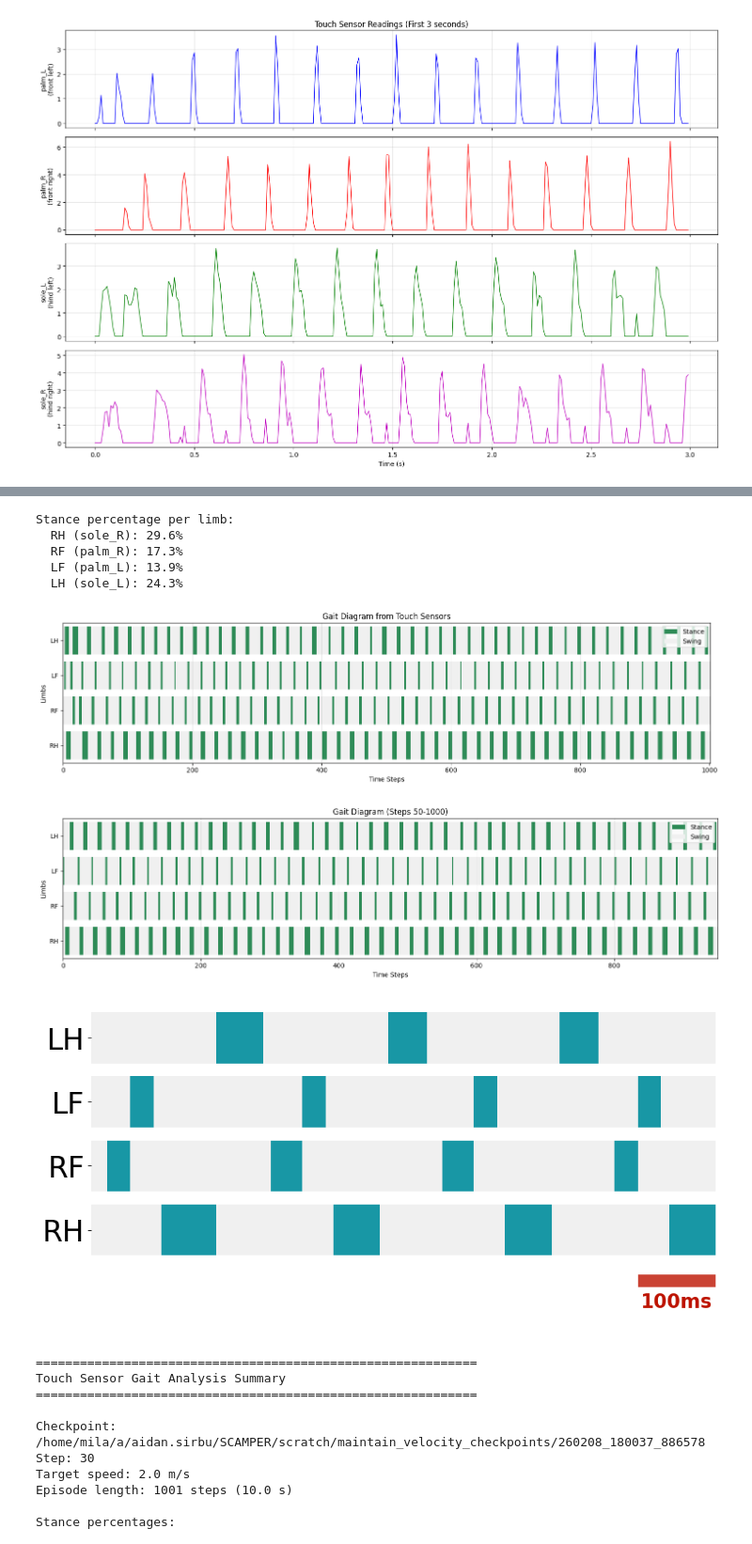
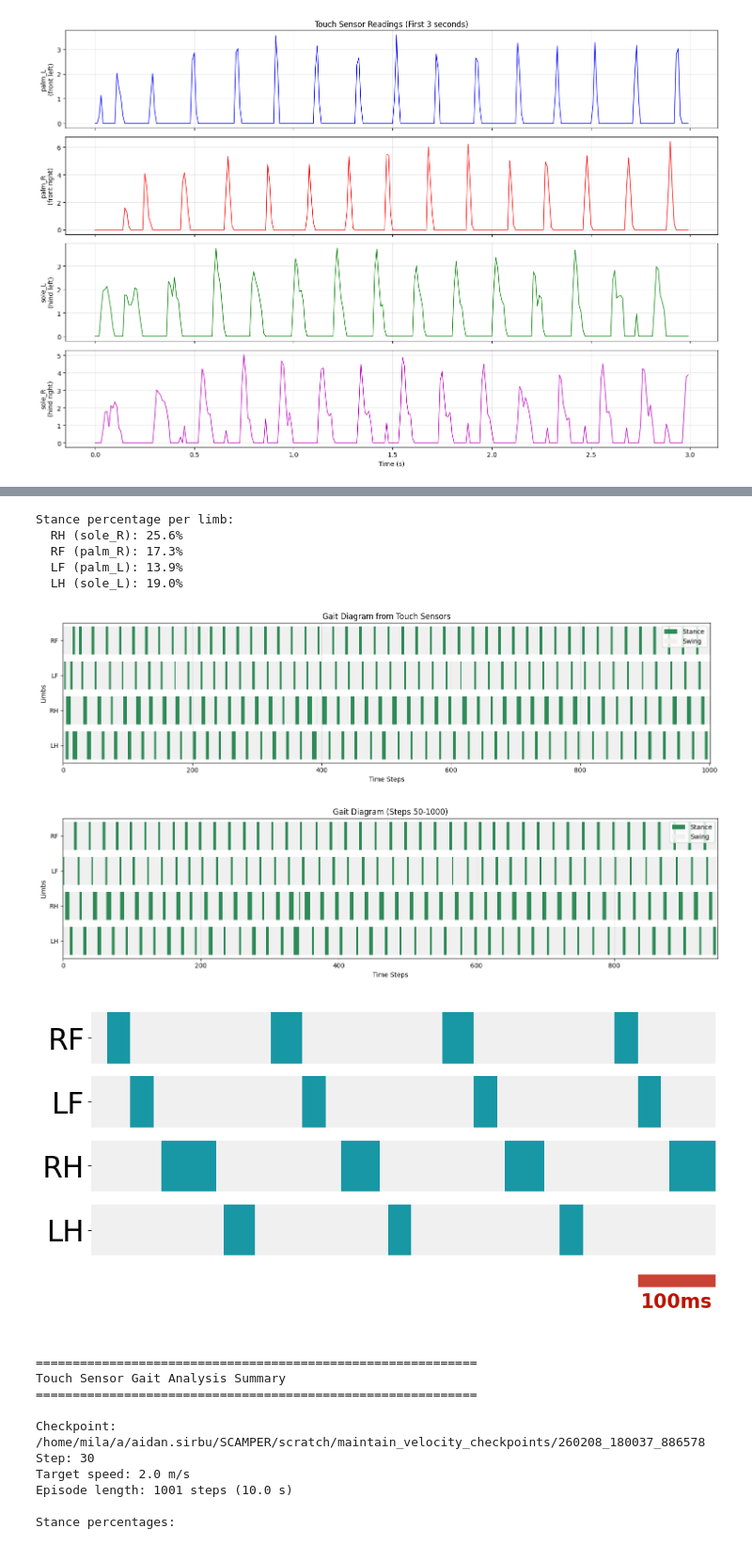
Before and after one commit to asirbu77/SCAMPER, a Jupyter notebook: notebooks/analysis/maintain_velocity_analysis_S20e-1_new.ipynb, the cells around one changed output, grey strips where cells are left out. Shown at 94% size. Saved outputs shown, nothing was run; the diff lists cells and outputs as text; code cells hidden in the pictures.

```diff
--- a/notebooks/analysis/maintain_velocity_analysis_S20e-1_new.ipynb
+++ b/notebooks/analysis/maintain_velocity_analysis_S20e-1_new.ipynb
@@ -671,10 +671,10 @@ plt.show()
 [figure]
 # %%
 # Smooth raw touch sensor data in-place before thresholding
-KERNEL_SIZE_PALM_L = 3
-KERNEL_SIZE_PALM_R = 3
-KERNEL_SIZE_SOLE_L = 3
-KERNEL_SIZE_SOLE_R = 3
+KERNEL_SIZE_PALM_L = 1
+KERNEL_SIZE_PALM_R = 1
+KERNEL_SIZE_SOLE_L = 1
+KERNEL_SIZE_SOLE_R = 1
 smooth = True
 
 palm_L_data_smooth = medfilt(palm_L_data, kernel_size=KERNEL_SIZE_PALM_L)
@@ -754,8 +754,8 @@ plt.show()
 # Binary stance detection from touch sensors (threshold-based)
 TOUCH_THRESHOLD_PALM_L = 0.01
 TOUCH_THRESHOLD_PALM_R = 0.01
-TOUCH_THRESHOLD_SOLE_L = 1.0
-TOUCH_THRESHOLD_SOLE_R = 1.0
+TOUCH_THRESHOLD_SOLE_L = 1.5
+TOUCH_THRESHOLD_SOLE_R = 1.5
 
 if smooth:
     stance_palm_L = (palm_L_data_smooth > TOUCH_THRESHOLD_PALM_L).astype(int)
@@ -808,10 +808,10 @@ for i, label in enumerate(limb_labels):
     print(f"  {label}: {stance_pct:.1f}%")
 # %% [output]
 Stance percentage per limb:
-  RH (sole_R): 29.6%
+  RH (sole_R): 25.6%
   RF (palm_R): 17.3%
   LF (palm_L): 13.9%
-  LH (sole_L): 24.3%
+  LH (sole_L): 19.0%
 # %%
 # Gait diagram plotting function
 def plot_gait_diagram(
@@ -824,7 +824,7 @@ def plot_gait_diagram(
 ):
     """Plot swing and stance phases for limbs over time."""
     if labels is None:
-        labels = ["RH", "RF", "LF", "LH"]
+        labels = ["LH", "RH", "LF", "RF"]
 
     num_limbs, num_timesteps = contact_data.shape
     fig, ax = plt.subplots(figsize=figsize)
@@ -860,29 +860,33 @@ def plot_gait_diagram(
 
 
 # Plot gait diagram from touch sensor stance detection
+# Reorder for display: RF > LF > RH > LH from top to bottom
+plot_order = [3, 0, 2, 1]
 fig, ax = plot_gait_diagram(
-    contact_barcode,
-    labels=["RH", "RF", "LF", "LH"],
+    contact_barcode[plot_order],
+    labels=["LH", "RH", "LF", "RF"],
     title=f"Gait Diagram from Touch Sensors",
 )
 # plt.savefig(OUTPUT_DIR / "gait_diagram_touch_sensors.png", dpi=300, bbox_inches="tight")
 plt.show()
 # %% [output]
-[figure, old version]
+[figure, new version]
 # %%
 # Zoomed gait diagram
 start_time = 50
 end_time = 1000
 
+# Reorder for display: RF > LF > RH > LH from top to bottom
+plot_order = [3, 0, 2, 1]
 fig, ax = plot_gait_diagram(
-    contact_barcode[:, start_time:end_time],
-    labels=["RH", "RF", "LF", "LH"],
+    contact_barcode[plot_order, start_time:end_time],
+    labels=["LH", "RH", "LF", "RF"],
     title=f"Gait Diagram (Steps {start_time}-{end_time})",
 )
 # plt.savefig(OUTPUT_DIR / "gait_diagram_touch_zoomed.png", dpi=300, bbox_inches="tight")
 plt.show()
 # %% [output]
-[figure, old version]
+[figure, new version]
 # %%
 # Font size configuration
 TICK_FONTSIZE = 30
@@ -901,11 +905,13 @@ start_time = 500
 end_time = 580
 slice_len = end_time - start_time
 
-limb_names = ["RH", "RF", "LF", "LH"]
+# Display order: RF > LF > RH > LH from top to bottom
+plot_order = [3, 0, 2, 1]
+limb_names = ["LH", "RH", "LF", "RF"]
 
 # Plot the 4-limb gait diagram
 fig, ax = plot_gait_diagram(
-    contact_barcode[:, start_time:end_time],
+    contact_barcode[plot_order, start_time:end_time],
     labels=limb_names,
     title="",
     figsize=(10, 5),
@@ -944,34 +950,34 @@ ax.text(
     va="top",
     color=scale_bar_color,
     fontsize=20,
     fontweight="bold",
 )
 
 # Expand ylim to fit the scale bar and label
 ax.set_ylim(scale_bar_y - 0.8, len(limb_names) - 0.5)
 
 ax.set_ylabel("")
 ax.set_xlabel("")
 
 ax.set_xticks([])
 ax.grid(False)
 
 for spine in ax.spines.values():
     spine.set_visible(False)
 
 plt.tight_layout()
 plt.savefig(
     OUTPUT_DIR / f"final_gait_diagram_{NAME}.png", dpi=300, bbox_inches="tight"
 )
 plt.savefig(
     OUTPUT_DIR / f"final_gait_diagram_{NAME}.svg", dpi=300, bbox_inches="tight"
 )
 plt.savefig(
     OUTPUT_DIR / f"final_gait_diagram_{NAME}.pdf", dpi=300, bbox_inches="tight"
 )
 plt.show()
 # %% [output]
-[figure, old version]
+[figure, new version]
 # %%
 # Summary statistics
 print("=" * 60)
```
Also changed, not shown: parts of 3 cells of this notebook, 3 other files.
